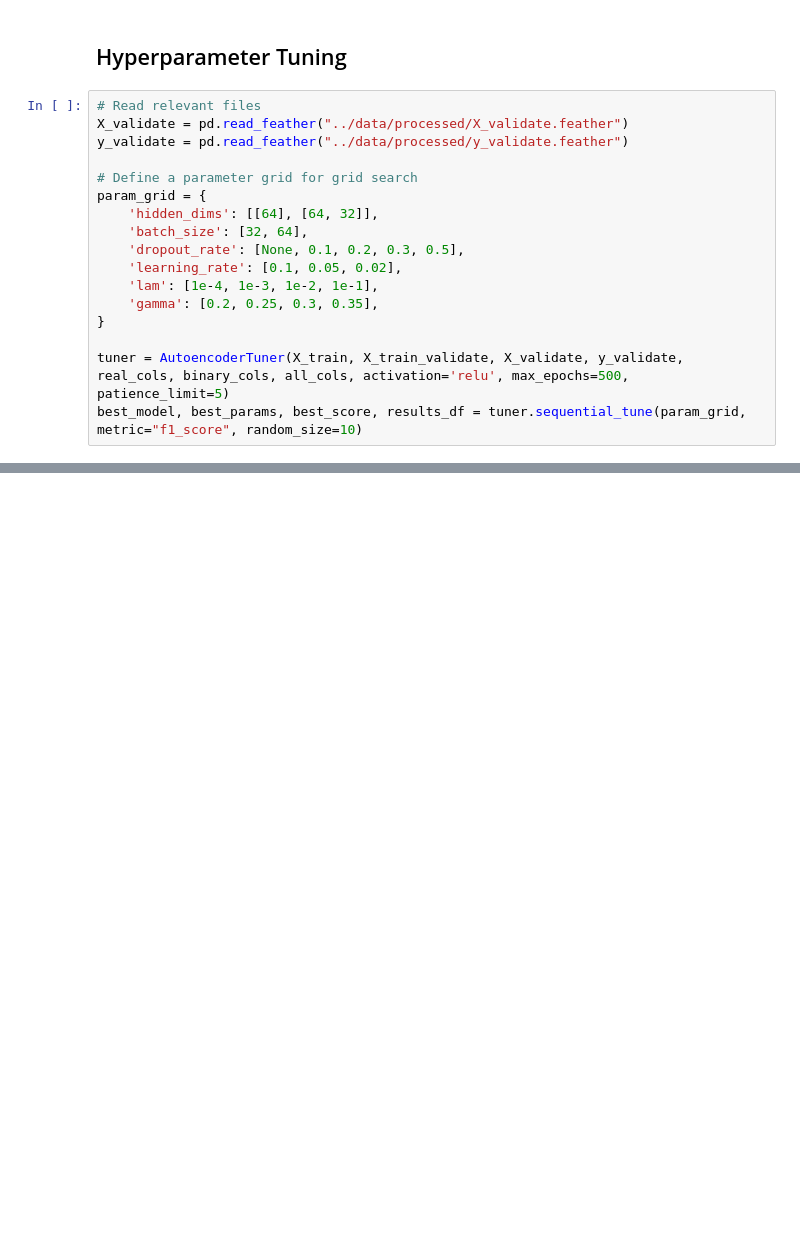
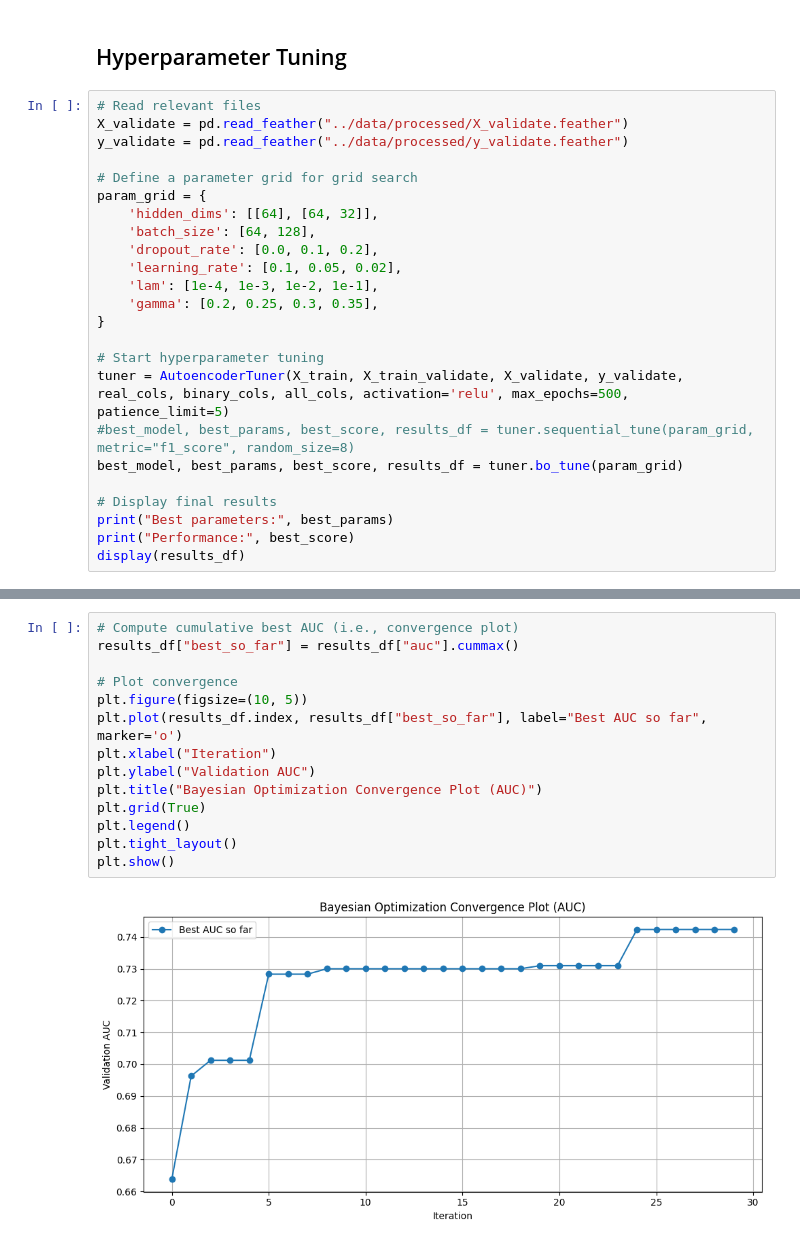
Before and after one commit to trinhkieuha/dp-shap-anomaly-detection, a Jupyter notebook: notebooks/03_Baseline_Model.ipynb, the cells around one changed output, grey strips where cells are left out. Drawn from its saved outputs; the diff is of its cells as text; blank space fills up the shorter version.

Commit message:
Add Bayesian optimization hyperparameter tuning

```diff
--- a/notebooks/03_Baseline_Model.ipynb
+++ b/notebooks/03_Baseline_Model.ipynb
@@ -192,13 +193,20 @@ y_validate = pd.read_feather("../data/processed/y_validate.feather")
 # Define a parameter grid for grid search
 param_grid = {
     'hidden_dims': [[64], [64, 32]],
-    'batch_size': [32, 64],
-    'dropout_rate': [None, 0.1, 0.2, 0.3, 0.5],
+    'batch_size': [64, 128],
+    'dropout_rate': [0.0, 0.1, 0.2],
     'learning_rate': [0.1, 0.05, 0.02],
     'lam': [1e-4, 1e-3, 1e-2, 1e-1],
     'gamma': [0.2, 0.25, 0.3, 0.35],
 }
 
+# Start hyperparameter tuning
 tuner = AutoencoderTuner(X_train, X_train_validate, X_validate, y_validate, real_cols, binary_cols, all_cols, activation='relu', max_epochs=500, patience_limit=5)
-best_model, best_params, best_score, results_df = tuner.sequential_tune(param_grid, metric="f1_score", random_size=10)
+#best_model, best_params, best_score, results_df = tuner.sequential_tune(param_grid, metric="f1_score", random_size=8)
+best_model, best_params, best_score, results_df = tuner.bo_tune(param_grid)
+
+# Display final results
+print("Best parameters:", best_params)
+print("Performance:", best_score)
+display(results_df)
 # %% [output]
@@ -222,2 +232,18 @@ Tuning: hidden_dims
+# %%
+# Compute cumulative best AUC (i.e., convergence plot)
+results_df["best_so_far"] = results_df["auc"].cummax()
+
+# Plot convergence
+plt.figure(figsize=(10, 5))
+plt.plot(results_df.index, results_df["best_so_far"], label="Best AUC so far", marker='o')
+plt.xlabel("Iteration")
+plt.ylabel("Validation AUC")
+plt.title("Bayesian Optimization Convergence Plot (AUC)")
+plt.grid(True)
+plt.legend()
+plt.tight_layout()
+plt.show()
+# %% [output]
+[figure, added]
 # %%
 results_df
```
Also changed, not shown: parts of 3 cells of this notebook, 6 other files.
